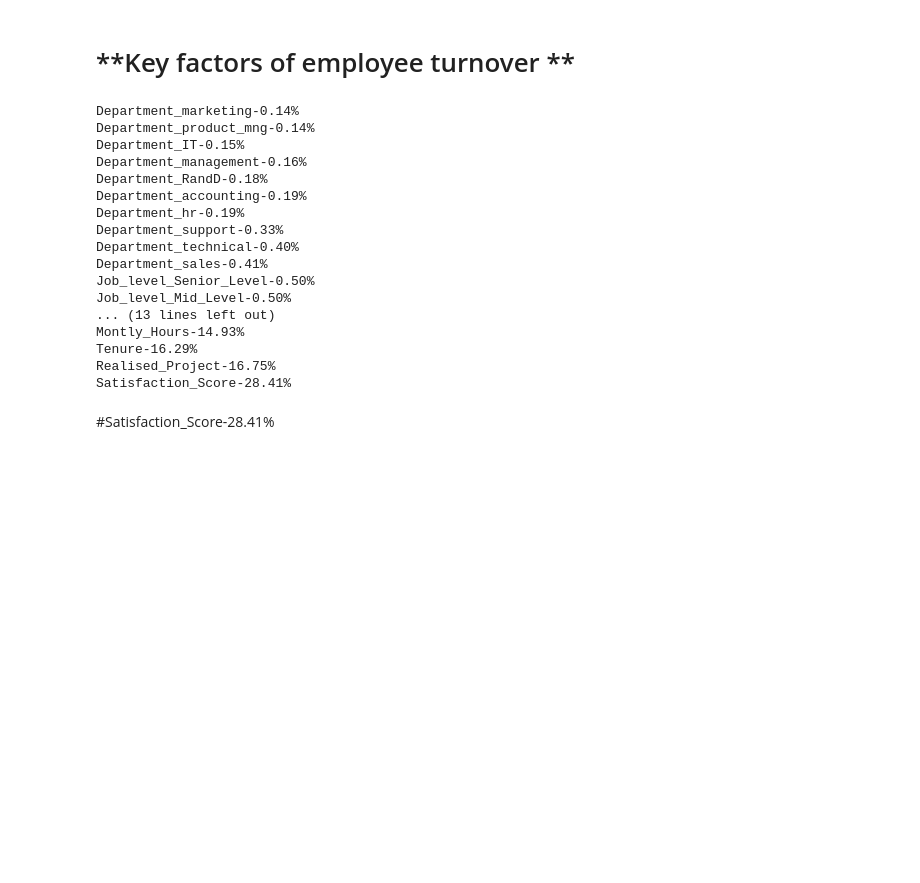
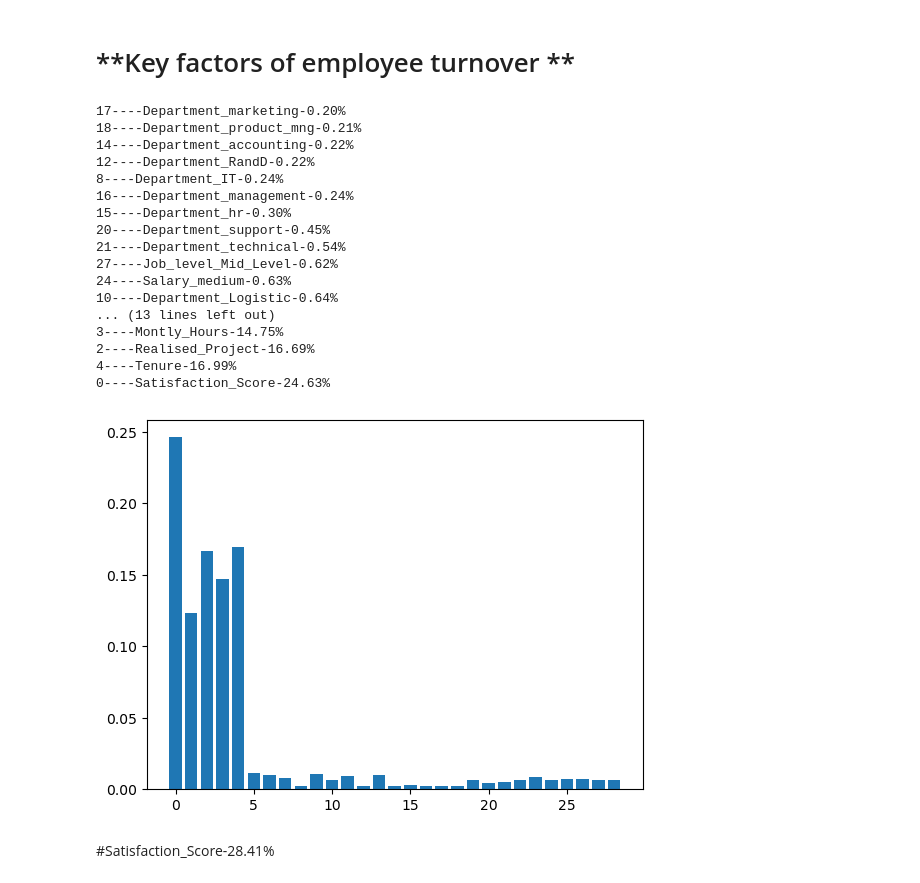
Before and after one commit to elcaskerito/ml_eda_AI_stevens_institute_tech, a Jupyter notebook: learning/other_ppl_projet/final_project/Employee_Turnover_Analysis.ipynb, the cells around one changed output. Cells and saved outputs as stored; diff of their text form; code cells hidden in the pictures; blank space fills up the shorter version.

Commit message:
code updated with insertion of bar chart to display importance factor

```diff
--- a/learning/other_ppl_projet/final_project/Employee_Turnover_Analysis.ipynb
+++ b/learning/other_ppl_projet/final_project/Employee_Turnover_Analysis.ipynb
@@ -542,27 +540,40 @@ This measurement is called "precision". Random forest again out preforms the oth
 # %%
 import numpy as np
 feature_labels = np.array(a)
 importance = rf.feature_importances_
+
+# sort the result from lowes to the highest
 feature_indexes_by_importance = importance.argsort()
+
 for index in feature_indexes_by_importance:
-    print('{}-{:.2f}%'.format(feature_labels[index], (importance[index] *100.0)))
+    print('{}----{}-{:.2f}%'.format(index,feature_labels[index], (importance[index] *100.0)))
+
+
+
+
+
+# creation of bar char
+
+plt.bar([x for x in range(len(importance))], importance)
+plt.show()
 # %% [output]
-Department_marketing-0.14%
-Department_product_mng-0.14%
-Department_IT-0.15%
-Department_management-0.16%
-Department_RandD-0.18%
-Department_accounting-0.19%
-Department_hr-0.19%
-Department_support-0.33%
-Department_technical-0.40%
-Department_sales-0.41%
-Job_level_Senior_Level-0.50%
-Job_level_Mid_Level-0.50%
+17----Department_marketing-0.20%
+18----Department_product_mng-0.21%
+14----Department_accounting-0.22%
+12----Department_RandD-0.22%
+8----Department_IT-0.24%
+16----Department_management-0.24%
+15----Department_hr-0.30%
+20----Department_support-0.45%
+21----Department_technical-0.54%
+27----Job_level_Mid_Level-0.62%
+24----Salary_medium-0.63%
+10----Department_Logistic-0.64%
 ... (13 lines left out)
-Montly_Hours-14.93%
-Tenure-16.29%
-Realised_Project-16.75%
-Satisfaction_Score-28.41%
+3----Montly_Hours-14.75%
+2----Realised_Project-16.69%
+4----Tenure-16.99%
+0----Satisfaction_Score-24.63%
+[figure, added]
 # %% [markdown]
 #Satisfaction_Score-28.41%
```
Also changed, not shown: parts of 6 cells of this notebook, 12 other files.
